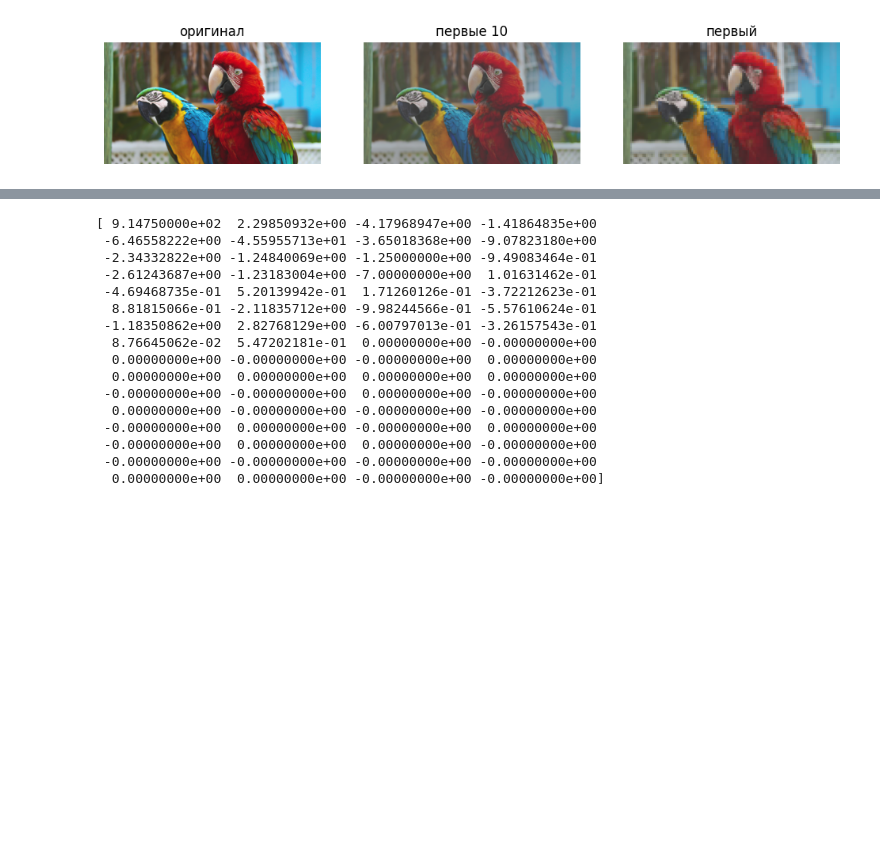
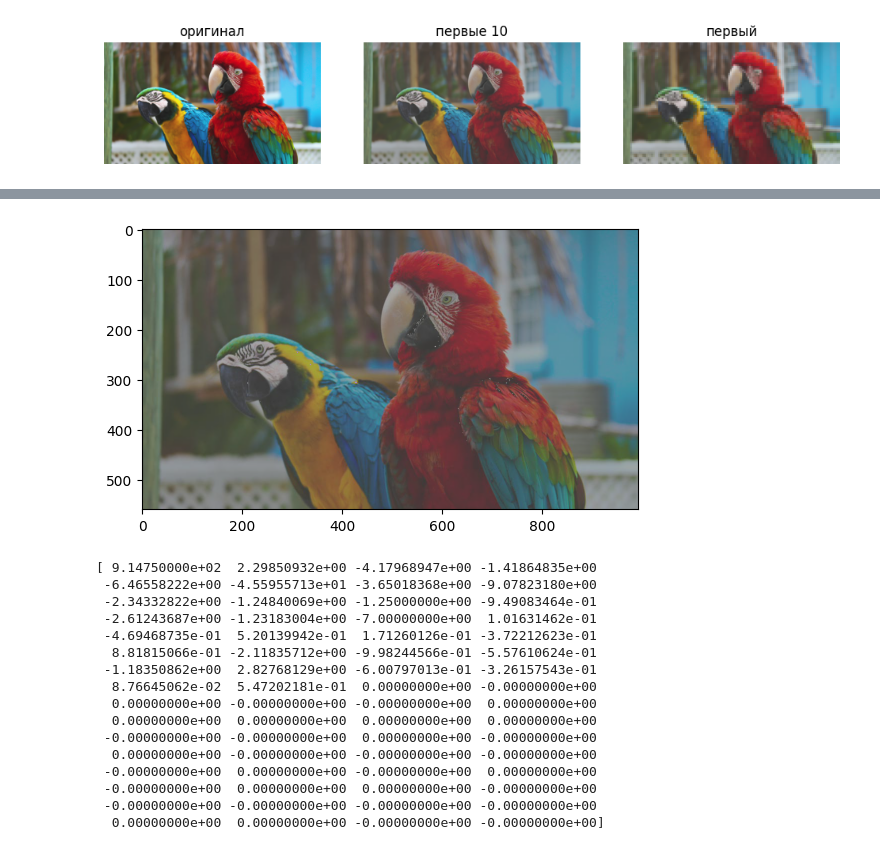
Before and after one commit to iiifd2u/Compression, a Jupyter notebook: jpeg/jpeg.ipynb, the cells around one changed output, grey strips where cells are left out. Cells and saved outputs as stored; diff of their text form; code cells hidden in the pictures; blank space fills up the shorter version.

Commit message:
modify feat: jpeg | started adding quantization

```diff
--- a/jpeg/jpeg.ipynb
+++ b/jpeg/jpeg.ipynb
@@ -349,3 +349,84 @@ ax[2].set_title('первый')
 # %% [output]
 Text(0.5, 1.0, 'первый')
 [figure]
+# %%
+jpeg_matrix = np.array([
+        [16,11,10,16,24,40,51,61],
+        [12,12,14,19,26,58,60,55],
+        [14,13,16,24,40,57,69,56],
+        [14,17,22,29,51,87,80,62],
+        [18,22,37,56,68,109,103,77],
+        [24,35,55,64,81,104,113,92],
+        [49,64,78,87,103,121,120,101],
+        [72,92,95,98,112,100,103,99]
+    ])
+
+def quantization(dct_img:np.ndarray)->np.ndarray:
+    '''квантизация'''
+    return np.around(dct_img*255/jpeg_matrix)
+
+def compress_Q(img:np.ndarray, N:int):
+    '''сжатие изображения за счёт выбора более информативных измерений'''
+    C = get_dct_II_matrix(N)
+    img_compressed = np.zeros((img.shape[0]//N*N, img.shape[1]//N*N))
+    for i in range(0, img_compressed.shape[0], N):
+        for j in range(0, img_compressed.shape[1], N):
+            block=img[i:i+N,j:j+N].copy()
+            coeff=C@block@(C.T)/255.
+            quantizated = quantization(coeff)
+            img_compressed[i:i+N,j:j+N]= quantizated
+    return img_compressed
+
+def inverse_Q(img:np.ndarray, N):
+    '''img - квантизованное dct изображение
+    возвращает деквантизованное изображение dct'''
+    img_deq = np.zeros((img.shape[0]//N*N, img.shape[1]//N*N))
+    for i in range(0, img_deq.shape[0], N):
+        for j in range(0, img_deq.shape[1], N):
+            block=img[i:i+N,j:j+N].copy()
+            deq  = block*jpeg_matrix
+            img_deq[i:i+N,j:j+N]= deq
+    return img_deq
+
+def compress_by_quantization(orig_img:np.ndarray, N:int):
+    Y = orig_img[:, :, 0].copy()
+    Cr_divided = get_every_second(orig_img[:, :, 1])
+    Cb_divided = get_every_second(orig_img[:, :, 2])
+
+    print(Y)
+    print('===')
+    Y_compressed = compress_Q(Y, N)
+    Cr_compressed = compress_Q(Cr_divided, N)
+    Cb_compressed = compress_Q(Cb_divided, N)
+    print(Y_compressed)
+    print('===')
+
+    Y_inversed = inverse_Q(Y_compressed, N)
+    Cr_inversed = inverse_Q(Cr_compressed, N)
+    Cb_inversed = inverse_Q(Cb_compressed, N)
+    print( Y_inversed)
+    print('===')
+
+    Y_orig = dct2orig(Y_inversed, N)
+    Y_orig = Y_orig/Y_orig.max()*255.
+    Cr_orig = dct2orig(Cr_inversed, N)
+    Cb_orig = dct2orig(Cb_inversed, N)
+    print(Y_orig)
+    print('===')
+
+    Cr_restored = restore_img(Cr_orig, orig_img[:, :, 0].shape)
+    Cb_restored = restore_img(Cb_orig, orig_img[:, :, 0].shape)
+
+    YCrCb_restored = np.stack((Y_orig,  Cr_restored, Cb_restored), axis = -1)
+    return YCrCb_restored.astype(np.uint8)
+
+YCrCb_quant = compress_by_quantization(YCrCb, N)
+plt.imshow(YCrCb2RGB(YCrCb_quant))
+
+
+# C = get_dct_II_matrix(N)
+# part = YCrCb[:8, :8, 0].copy()
+# print(part)
+##### ПРОВЕРКА:
+# C@part@(C.T) \/ 255  = cv2.dct(np.float32(part)/255.0)
+# %% [output]
@@ -352,3 +451,4 @@ Text(0.5, 1.0, 'первый')
+[figure, added]
 # %%
 def reshape2lines(img_compressed:np.ndarray)->np.ndarray:
     blocks = []
```
Also changed, not shown: parts of 2 cells of this notebook.
